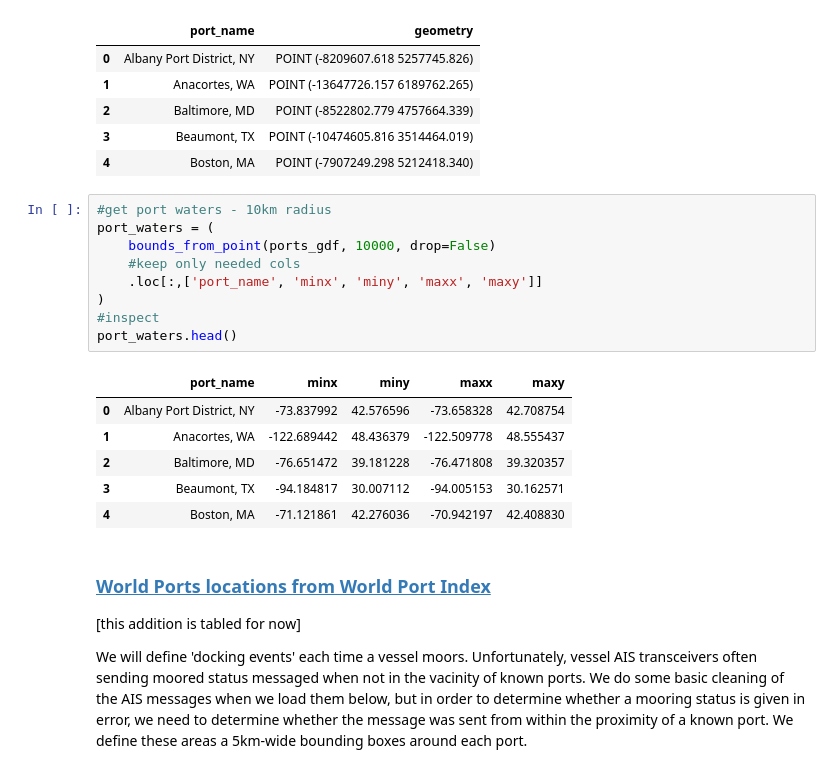
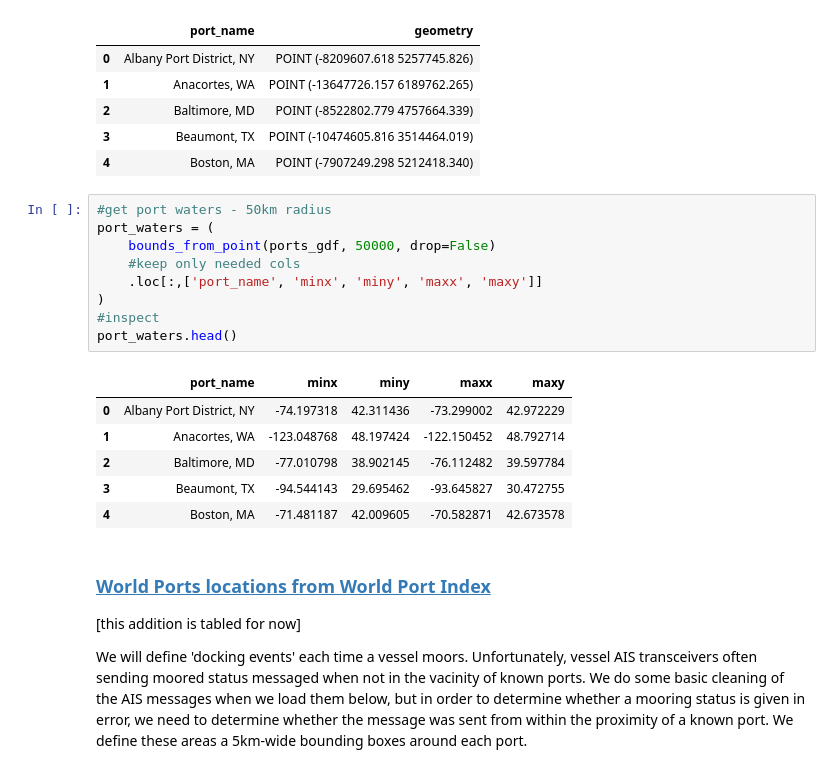
Before and after one commit to epistemetrica/Port-Performance-Project, a Jupyter notebook: geodata_prep.ipynb, the cells around one changed output. Cells and saved outputs as stored; diff of their text form.

```diff
--- a/geodata_prep.ipynb
+++ b/geodata_prep.ipynb
@@ -98,21 +98,21 @@ ports_gdf.head()
 | 3 | Beaumont, TX | POINT (-10474605.816 3514464.019) |
 | 4 | Boston, MA | POINT (-7907249.298 5212418.340) |
 # %%
-#get port waters - 10km radius
+#get port waters - 50km radius
 port_waters = (
-    bounds_from_point(ports_gdf, 10000, drop=False)
+    bounds_from_point(ports_gdf, 50000, drop=False)
     #keep only needed cols
     .loc[:,['port_name', 'minx', 'miny', 'maxx', 'maxy']]
 )
 #inspect
 port_waters.head()
 # %% [output]
 |  | port_name | minx | miny | maxx | maxy |
-| 0 | Albany Port District, NY | -73.837992 | 42.576596 | -73.658328 | 42.708754 |
-| 1 | Anacortes, WA | -122.689442 | 48.436379 | -122.509778 | 48.555437 |
-| 2 | Baltimore, MD | -76.651472 | 39.181228 | -76.471808 | 39.320357 |
-| 3 | Beaumont, TX | -94.184817 | 30.007112 | -94.005153 | 30.162571 |
-| 4 | Boston, MA | -71.121861 | 42.276036 | -70.942197 | 42.408830 |
+| 0 | Albany Port District, NY | -74.197318 | 42.311436 | -73.299002 | 42.972229 |
+| 1 | Anacortes, WA | -123.048768 | 48.197424 | -122.150452 | 48.792714 |
+| 2 | Baltimore, MD | -77.010798 | 38.902145 | -76.112482 | 39.597784 |
+| 3 | Beaumont, TX | -94.544143 | 29.695462 | -93.645827 | 30.472755 |
+| 4 | Boston, MA | -71.481187 | 42.009605 | -70.582871 | 42.673578 |
 # %% [markdown]
 ### [World Ports locations from World Port Index](https://msi.nga.mil/Publications/WPI)
 
```
Also changed, not shown: parts of 12 cells of this notebook.
